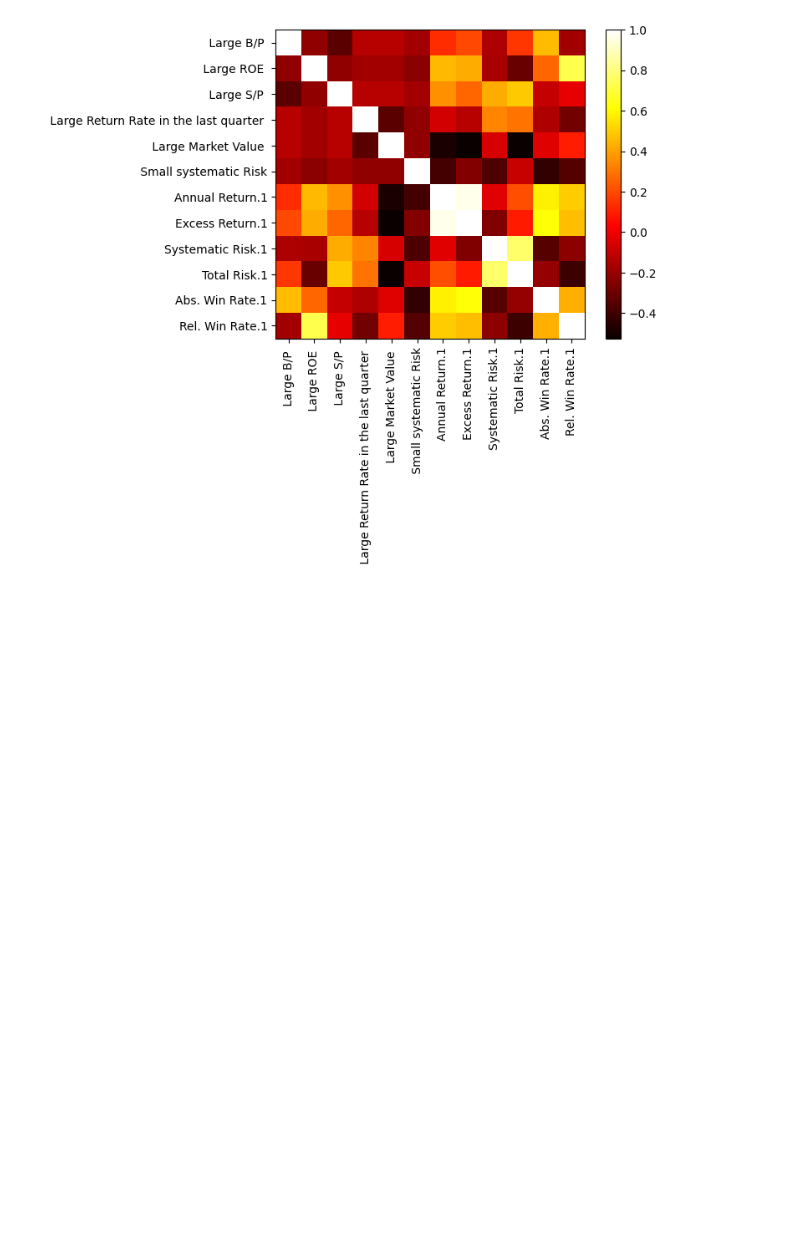
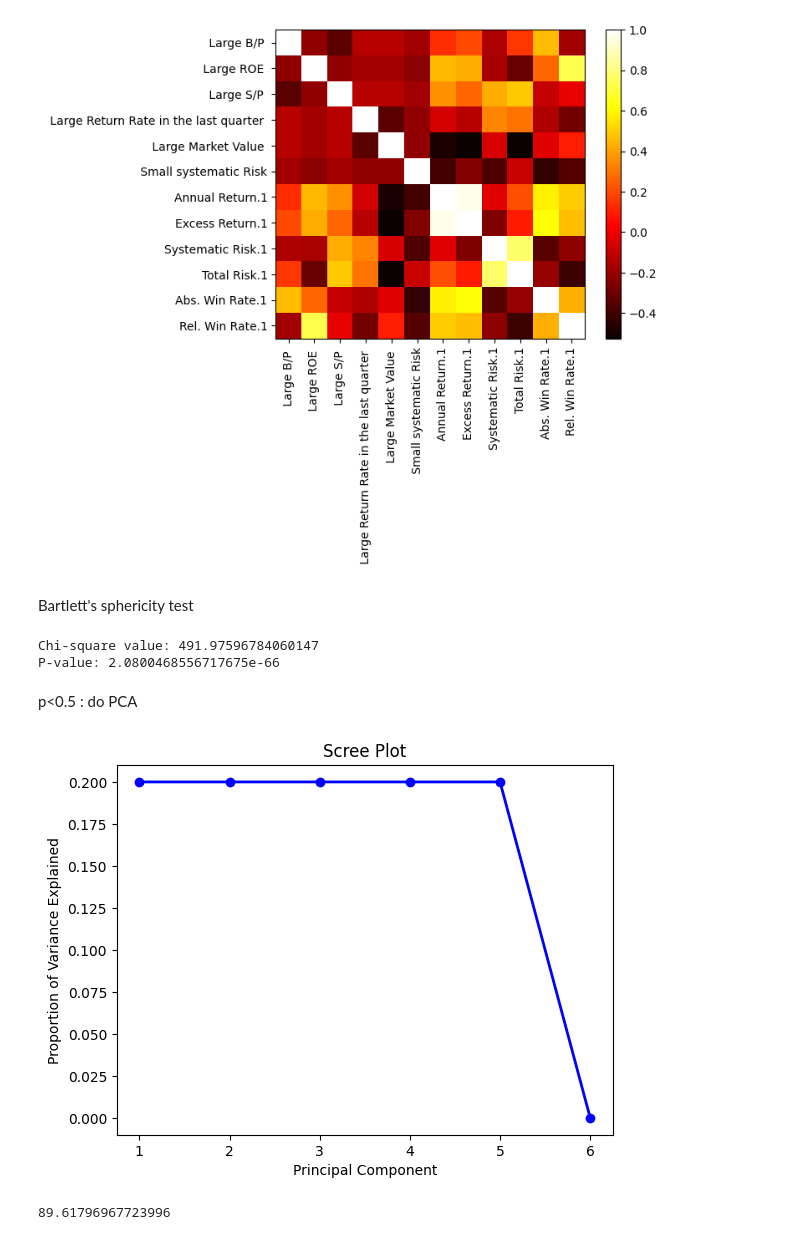
Before and after one commit to JaswanthKrishnaE/Stock-portfolio-analysis-using-multivariate-linear-regression, a Jupyter notebook: influential_points.ipynb, the cells around one changed output. Cells and saved outputs as stored; diff of their text form; code cells hidden in the pictures; blank space fills up the shorter version.

Commit message:
pca scree plot

```diff
--- a/influential_points.ipynb
+++ b/influential_points.ipynb
@@ -154,3 +157,55 @@ plt.yticks(range(len(corr_matrix.columns)), corr_matrix.columns)
 plt.show()
 # %% [output]
 [figure]
+# %% [markdown]
+Bartlett's sphericity test
+# %%
+# Perform Bartlett's sphericity test
+chi_square_value, p_value = calculate_bartlett_sphericity(corr_matrix)
+
+# Print the test results
+print("Chi-square value:", chi_square_value)
+print("P-value:", p_value)
+# %% [output]
+Chi-square value: 491.97596784060147
+P-value: 2.0800468556717675e-66
+# %% [markdown]
+p<0.5 : do PCA
+# %%
+from sklearn.decomposition import PCA
+data_standardized = (weight_df - np.mean(weight_df, axis=0)) / np.std(weight_df, axis=0)
+
+# Fit PCA model and transform the data
+pca = PCA()
+pca.fit(data_standardized)
+pca_data = pca.transform(data_standardized)
+
+# Generate scree plot
+plt.plot(range(1, len(pca.explained_variance_ratio_)+1), pca.explained_variance_ratio_, 'bo-', linewidth=2)
+plt.title('Scree Plot')
+plt.xlabel('Principal Component')
+plt.ylabel('Proportion of Variance Explained')
+plt.show()
+# %% [output]
+[figure, added]
+# %%
+import pandas as pd
+from sklearn.decomposition import PCA
+from sklearn.preprocessing import StandardScaler
+
+
+
+# standardize the data
+X = StandardScaler().fit_transform(df_clean)
+
+# perform PCA
+pca = PCA(n_components=5)
+principal_components = pca.fit_transform(X)
+
+# create a new DataFrame with the principal components
+pc_df = pd.DataFrame(data = principal_components, columns = ['PC1', 'PC2','PC3','PC4','PC5'])
+
+# print the explained variance ratio of each principal component
+print((pca.explained_variance_ratio_ * 100).sum())
+# %% [output]
+89.61796967723996
```
Also changed, not shown: parts of 4 cells of this notebook, 1 other file.
